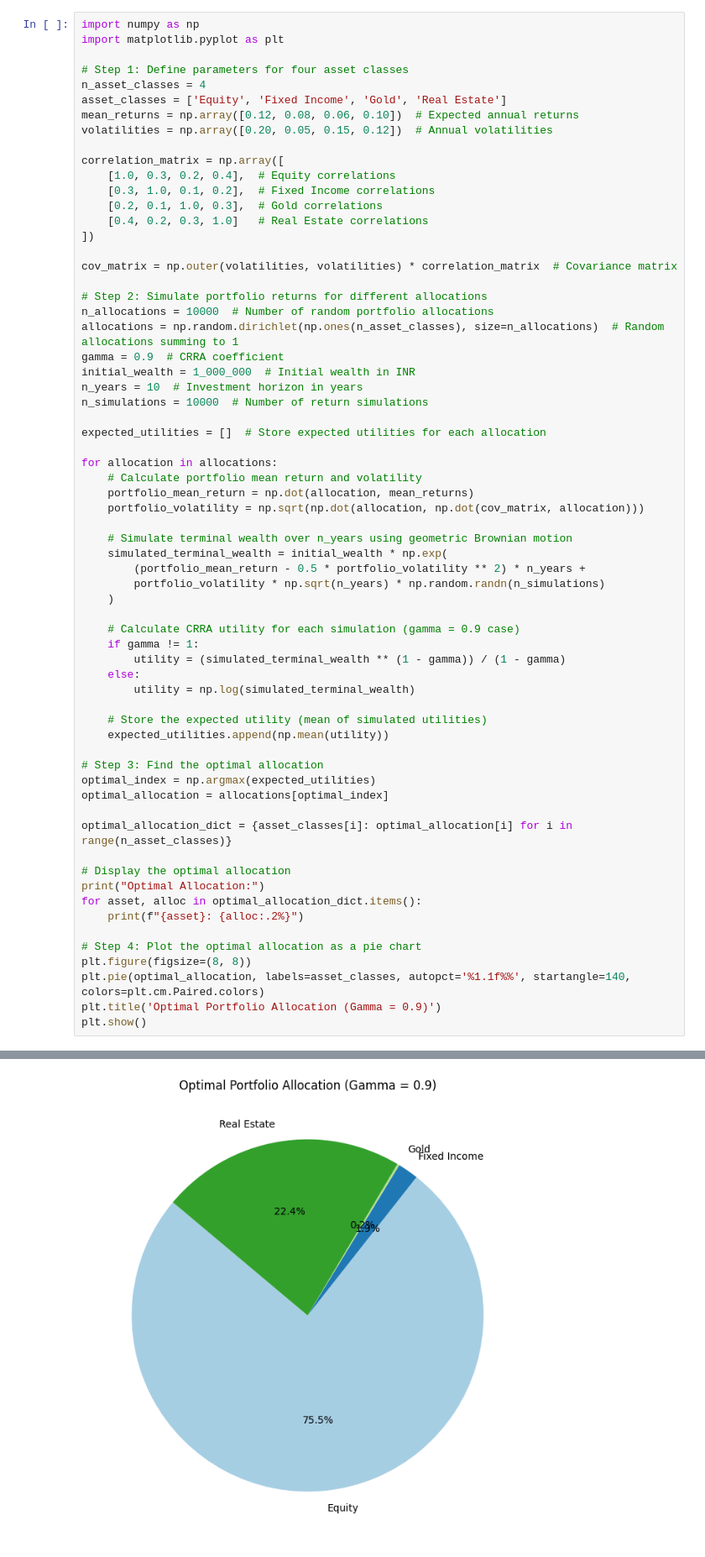
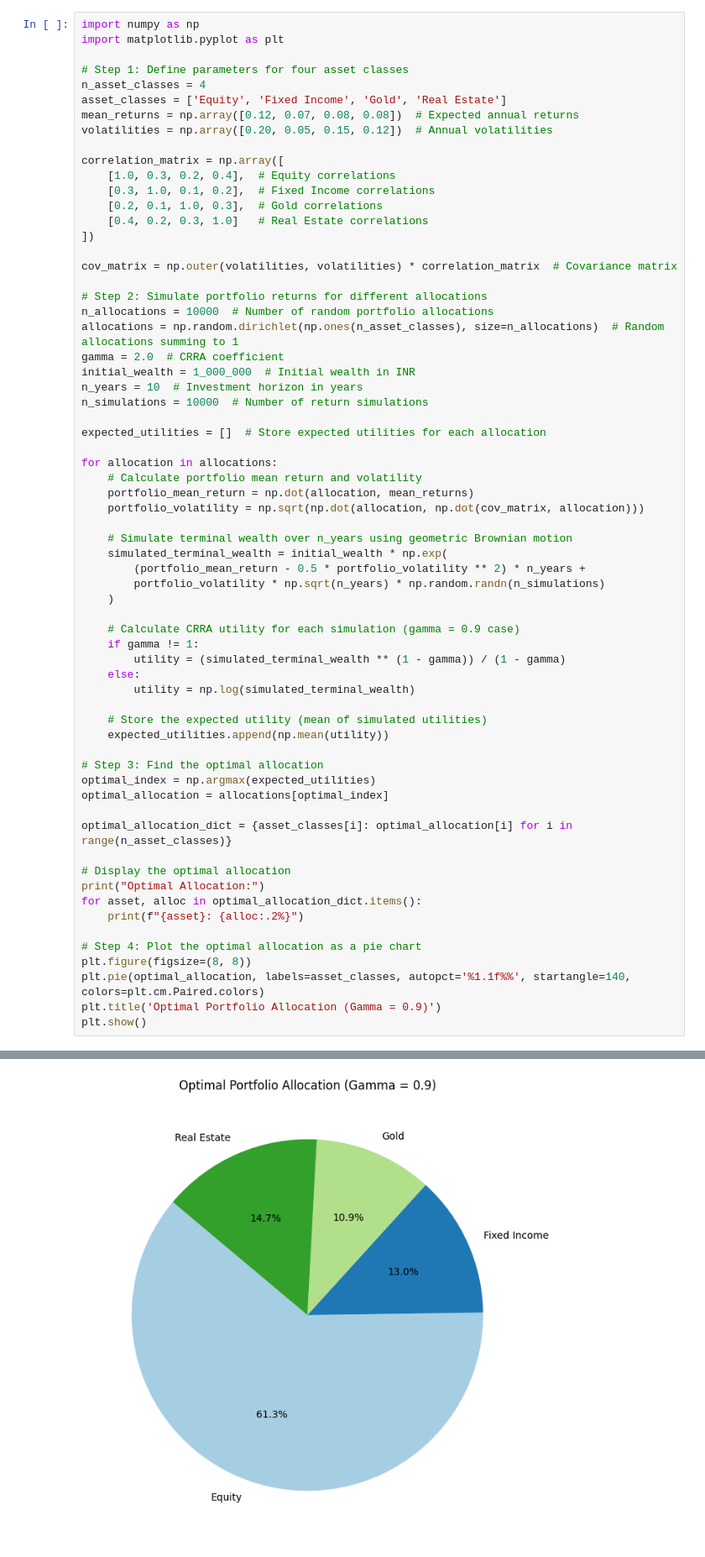
Before and after one commit to aditgupta/expected-utility, a Jupyter notebook: expected-utility.ipynb, the cells around one changed output, grey strips where cells are left out. Shown at 84% size. Saved outputs shown, nothing was run; the diff lists cells and outputs as text.

Commit message:
changed returns of assets

```diff
--- a/expected-utility.ipynb
+++ b/expected-utility.ipynb
@@ -5,7 +5,7 @@ import matplotlib.pyplot as plt
 # Step 1: Define parameters for four asset classes
 n_asset_classes = 4
 asset_classes = ['Equity', 'Fixed Income', 'Gold', 'Real Estate']
-mean_returns = np.array([0.12, 0.08, 0.06, 0.10])  # Expected annual returns
+mean_returns = np.array([0.12, 0.07, 0.08, 0.08])  # Expected annual returns
 volatilities = np.array([0.20, 0.05, 0.15, 0.12])  # Annual volatilities
 
 correlation_matrix = np.array([
@@ -20,7 +20,7 @@ cov_matrix = np.outer(volatilities, volatilities) * correlation_matrix  # Covari
 # Step 2: Simulate portfolio returns for different allocations
 n_allocations = 10000  # Number of random portfolio allocations
 allocations = np.random.dirichlet(np.ones(n_asset_classes), size=n_allocations)  # Random allocations summing to 1
-gamma = 0.9  # CRRA coefficient
+gamma = 2.0  # CRRA coefficient
 initial_wealth = 1_000_000  # Initial wealth in INR
 n_years = 10  # Investment horizon in years
 n_simulations = 10000  # Number of return simulations
@@ -72 +72 @@ Real Estate: 22.42%
-[figure, old version]
+[figure, new version]
```
Also changed, not shown: parts of 1 cell of this notebook.
